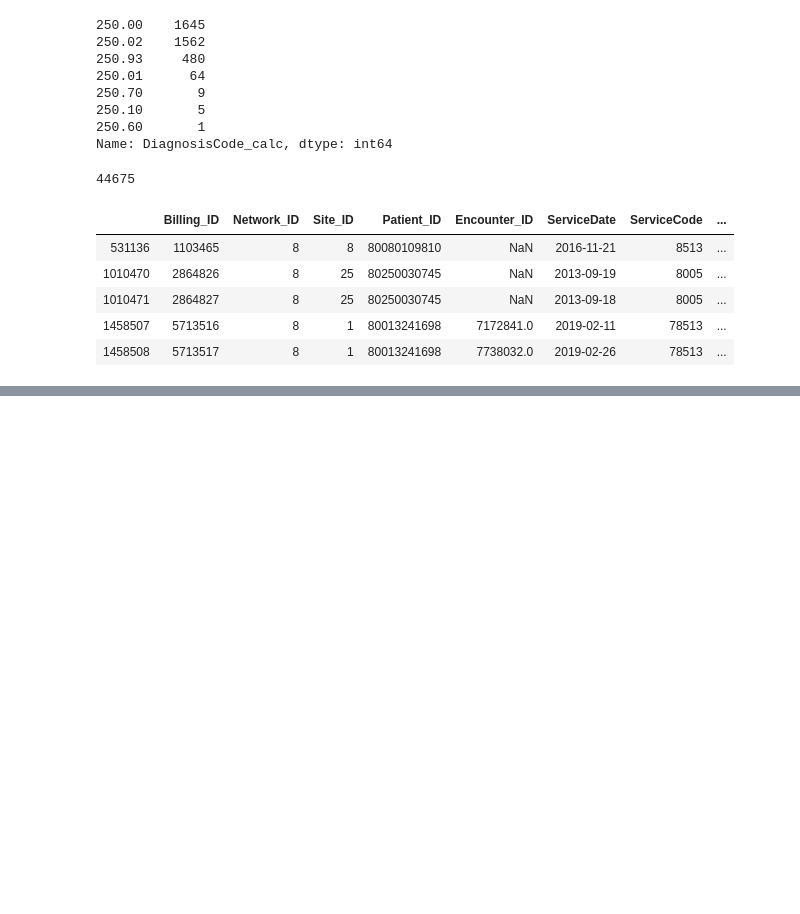
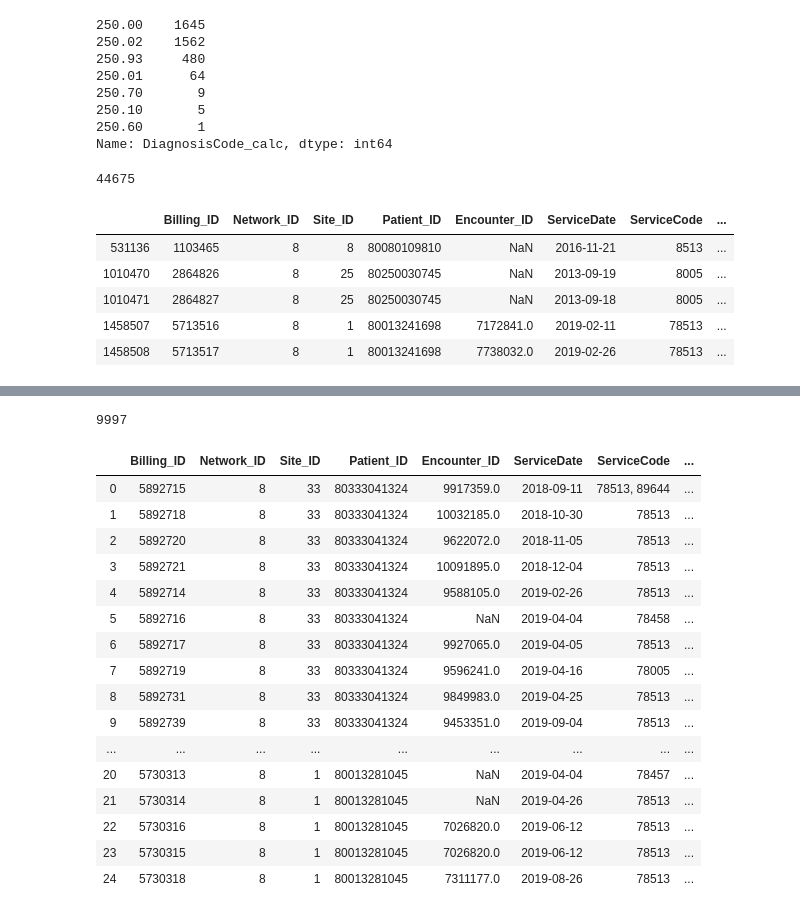
Before and after one commit to DavidHuang0621/DiabetesRiskPrediction, a Jupyter notebook: DM2 Dataset.ipynb, the cells around one changed output, grey strips where cells are left out. Cells and saved outputs as stored; diff of their text form; code cells hidden in the pictures; blank space fills up the shorter version.

```diff
--- a/DM2 Dataset.ipynb
+++ b/DM2 Dataset.ipynb
@@ -113,0 +197,6 @@ complicationDF[complicationDF['Patient_ID'] == 80613312481]
+# %%
+# Sort DC_dm2 dataset for merging
+DC_dm2['Disease'] = DC_dm2['Disease'].replace("Diabetes Mellitus (ml)","Diabetes Mellitus") # Make all DM2 diagnosis' the same
+DC_dm2['DateOfOnset'] = pd.to_datetime(DC_dm2.DateOfOnset,format='%Y-%m-%d') # Turn DateOfOnset column to datetime
+DC_dm2_sorted = DC_dm2.sort_values(by='DateOfOnset')
+DC_dm2_sorted.head()
@@ -113,0 +244,3 @@ complicationDF[complicationDF['Patient_ID'] == 80613312481]
+# %%
+DC_dm2_sorted_uniq = DC_dm2_sorted.drop_duplicates(subset = ['Patient_ID','Disease'])
+print(len(DC_dm2_sorted_uniq.index)) # Now matches number in cell 2 and is sorted such that each patients DM2 diagnosis is earliest possible
@@ -113,0 +249,5 @@ complicationDF[complicationDF['Patient_ID'] == 80613312481]
+# %%
+#Merge complication and DM2 onset dfs
+complication_clean = pd.merge(complication_clean, DC_dm2_sorted_uniq, on='Patient_ID')
+complications_final = complication_clean[['Patient_ID','DateOfOnset','CompOnset']]
+complications_final.head(10)
@@ -113,0 +275,6 @@ complicationDF[complicationDF['Patient_ID'] == 80613312481]
+# %%
+comp_ids = complications_final['Patient_ID'].unique()
+CompBillingSet = Billing2.loc[Billing2['Patient_ID'].isin(comp_ids)]
+CompBillingSet['ServiceDate'] = pd.to_datetime(CompBillingSet.ServiceDate,format='%Y-%m-%d')
+CompBillingSet_sorted = CompBillingSet.sort_values(by='ServiceDate')
+CompBillingSet_sorted.head(10)
@@ -113,0 +298,25 @@ complicationDF[complicationDF['Patient_ID'] == 80613312481]
+# %%
+len(CompBillingSet_sorted.index)
+# %% [output]
+9997
+# %%
+CompBillingSet_merged = pd.merge(CompBillingSet_sorted, complications_final, on='Patient_ID')
+CompBillingSet_merged.head(25)
+# %% [output]
+|  | Billing_ID | Network_ID | Site_ID | Patient_ID | Encounter_ID | ServiceDate | ServiceCode | ... |
+| 0 | 5892715 | 8 | 33 | 80333041324 | 9917359.0 | 2018-09-11 | 78513, 89644 | ... |
+| 1 | 5892718 | 8 | 33 | 80333041324 | 10032185.0 | 2018-10-30 | 78513 | ... |
+| 2 | 5892720 | 8 | 33 | 80333041324 | 9622072.0 | 2018-11-05 | 78513 | ... |
+| 3 | 5892721 | 8 | 33 | 80333041324 | 10091895.0 | 2018-12-04 | 78513 | ... |
+| 4 | 5892714 | 8 | 33 | 80333041324 | 9588105.0 | 2019-02-26 | 78513 | ... |
+| 5 | 5892716 | 8 | 33 | 80333041324 | NaN | 2019-04-04 | 78458 | ... |
+| 6 | 5892717 | 8 | 33 | 80333041324 | 9927065.0 | 2019-04-05 | 78513 | ... |
+| 7 | 5892719 | 8 | 33 | 80333041324 | 9596241.0 | 2019-04-16 | 78005 | ... |
+| 8 | 5892731 | 8 | 33 | 80333041324 | 9849983.0 | 2019-04-25 | 78513 | ... |
+| 9 | 5892739 | 8 | 33 | 80333041324 | 9453351.0 | 2019-09-04 | 78513 | ... |
+| ... | ... | ... | ... | ... | ... | ... | ... | ... |
+| 20 | 5730313 | 8 | 1 | 80013281045 | NaN | 2019-04-04 | 78457 | ... |
+| 21 | 5730314 | 8 | 1 | 80013281045 | NaN | 2019-04-26 | 78513 | ... |
+| 22 | 5730316 | 8 | 1 | 80013281045 | 7026820.0 | 2019-06-12 | 78513 | ... |
+| 23 | 5730315 | 8 | 1 | 80013281045 | 7026820.0 | 2019-06-12 | 78513 | ... |
+| 24 | 5730318 | 8 | 1 | 80013281045 | 7311177.0 | 2019-08-26 | 78513 | ... |
```
Also changed, not shown: parts of 27 cells of this notebook.
